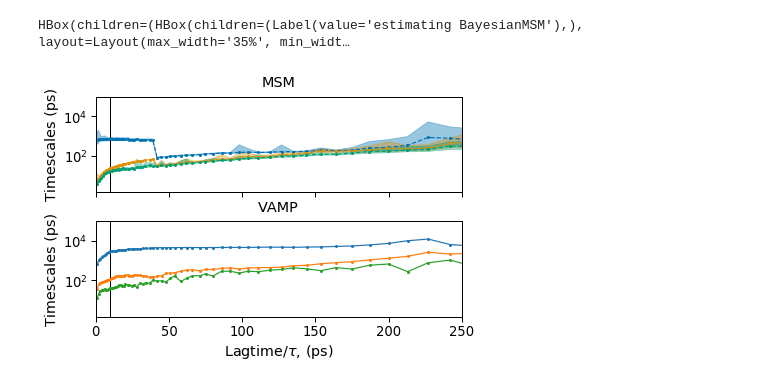
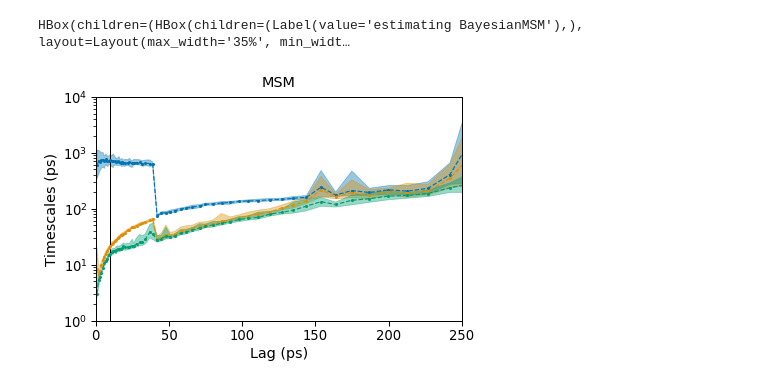
Before and after one commit to RobertArbon/water_diffusion, a Jupyter notebook: classification_explanation.ipynb, the cells around one changed output. Saved outputs shown, nothing was run; the diff lists cells and outputs as text; code cells hidden in the pictures.

```diff
--- a/classification_explanation.ipynb
+++ b/classification_explanation.ipynb
@@ -81,8 +89,12 @@ sample.head()
 # %%
-np.random.seed(42)
 with sns.plotting_context('paper', font_scale=1.5):
-    idx = 0
-    stride = 1
+    stride = 10
     t = np.arange(traj_split[idx].shape[0])*dt_ps
-    plt.plot(t[::stride], traj_split[idx][::stride, :])
+    fig, ax = plt.subplots()
+    for i in range(len(axis)):
+        ax.plot(t[::stride], traj_split[idx][::stride, i], label=axis[i])
+    ax.legend(bbox_to_anchor=(1, 1), loc='upper left')
+    ax.set_ylabel('Coordinate (nm)')
+    ax.set_xlabel('Time (ps)')
+    plt.savefig('images/xyz-slice-{}.png'.format(idx), bbox_inches='tight', dpi=450)
 # %% [output]
@@ -126,41 +144,45 @@ mms = [hmm10, vamp10]
 titles = [r'HMM($\tau$=10ps)', r'VAMP($\tau$=10ps)']
 # %%
 with sns.plotting_context('paper', font_scale=1.5):
-    fig, axes = plt.subplots(nrows=2, ncols=1, sharex=True, sharey=True)
-    xmax, ymax = 250, 10**5
+    fig, axes = plt.subplots(nrows=1, ncols=1, sharex=True, sharey=True)
+    if not isinstance(axes, list):
+        axes = [axes]
+    xmax, ymax = 250, 10**4
     nits = 3
     colors = sns.color_palette('colorblind', nits)
 
     srt = np.argsort(its.lags)
     lags = its.lags
     for i in range(nits):
         axes[0].plot(
                 lags[srt] * dt_ps, its.get_sample_mean(process=i)[srt] * dt_ps, marker='o',
                 color=colors[i % len(colors)], linestyle='dashed', markersize=2)
         (lconf, rconf) = its.get_sample_conf(0.95, i)
         axes[0].fill_between(
             lags[srt]*dt_ps, lconf[srt]*dt_ps , rconf[srt]*dt_ps,
             alpha=0.4, color=colors[i % len(colors)])
 
     axes[0].set_yscale('log')
     axes[0].set_title('MSM', pad=10)
     axes[0].set_xlim(0, xmax)
-    axes[0].set_ylim(0, ymax)
+    axes[0].set_ylim(1, ymax)
 
 
-    axes[1].plot(tica_lags, vamp_ts.T, marker='o', ms=2)
-    axes[1].set_yscale('log')
-    axes[1].set_xlim(0, xmax)
-    axes[1].set_title('VAMP', pad=10)
-    axes[1].set_xlabel(r'Lagtime/$\tau$, (ps)')
+#     axes[1].plot(tica_lags, vamp_ts.T, marker='o', ms=2)
+#     axes[1].set_yscale('log')
+#     axes[1].set_xlim(0, xmax)
+#     axes[1].set_title('VAMP', pad=10)
+#     axes[1].set_xlabel(r'Lagtime/$\tau$, (ps)')
 
 
 
     for ax in axes:
         ax.vlines(10, 0, ymax, color='k', lw=1)
         ax.set_ylabel('Timescales (ps)')
+    axes[-1].set_xlabel('Lag (ps)')
 
 
     plt.tight_layout(h_pad=0.1, w_pad=0.1, pad=0.1)
+    plt.savefig('images/msm-its-slice-{}.png'.format(idx), bbox_inches='tight', dpi=450)
 # %% [output]
-[figure, old version]
+[figure, new version]
```
Also changed, not shown: parts of 14 cells of this notebook.
